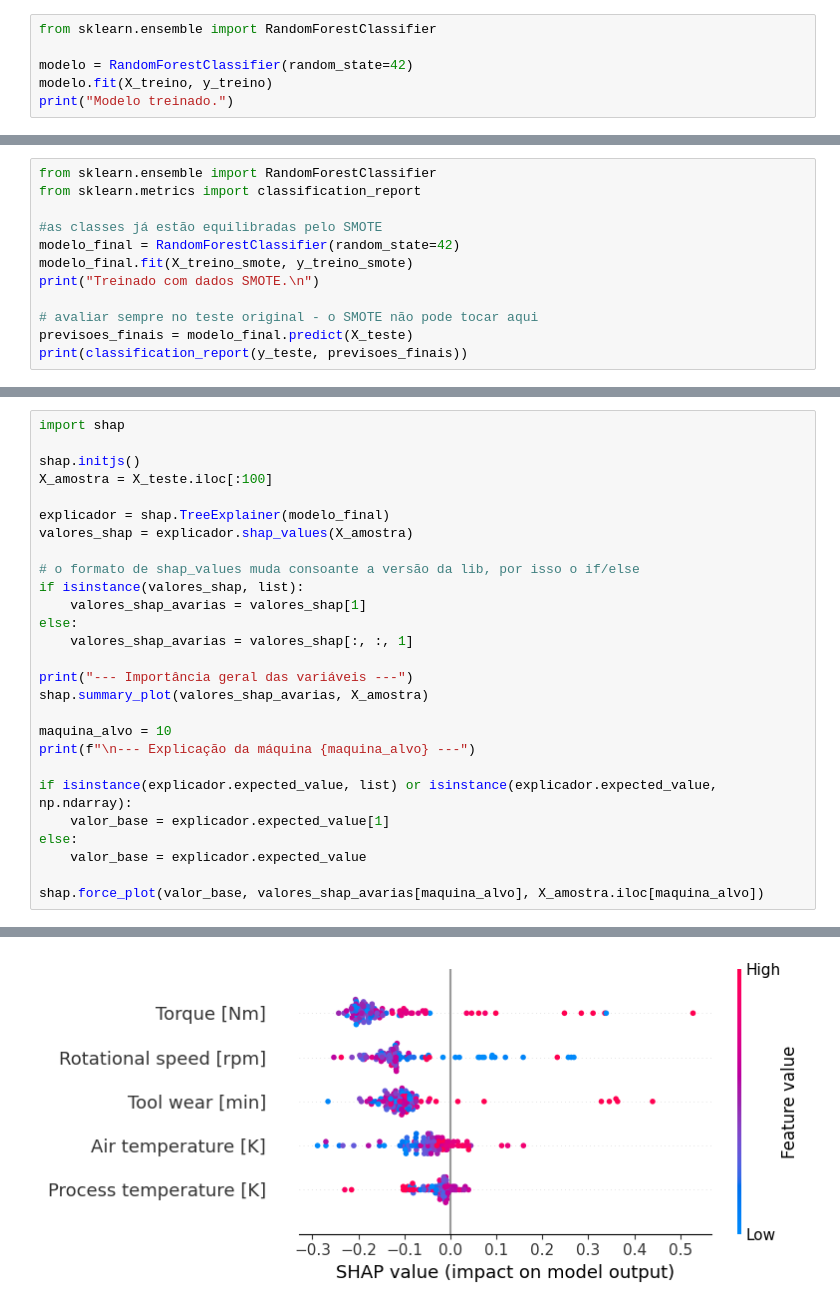
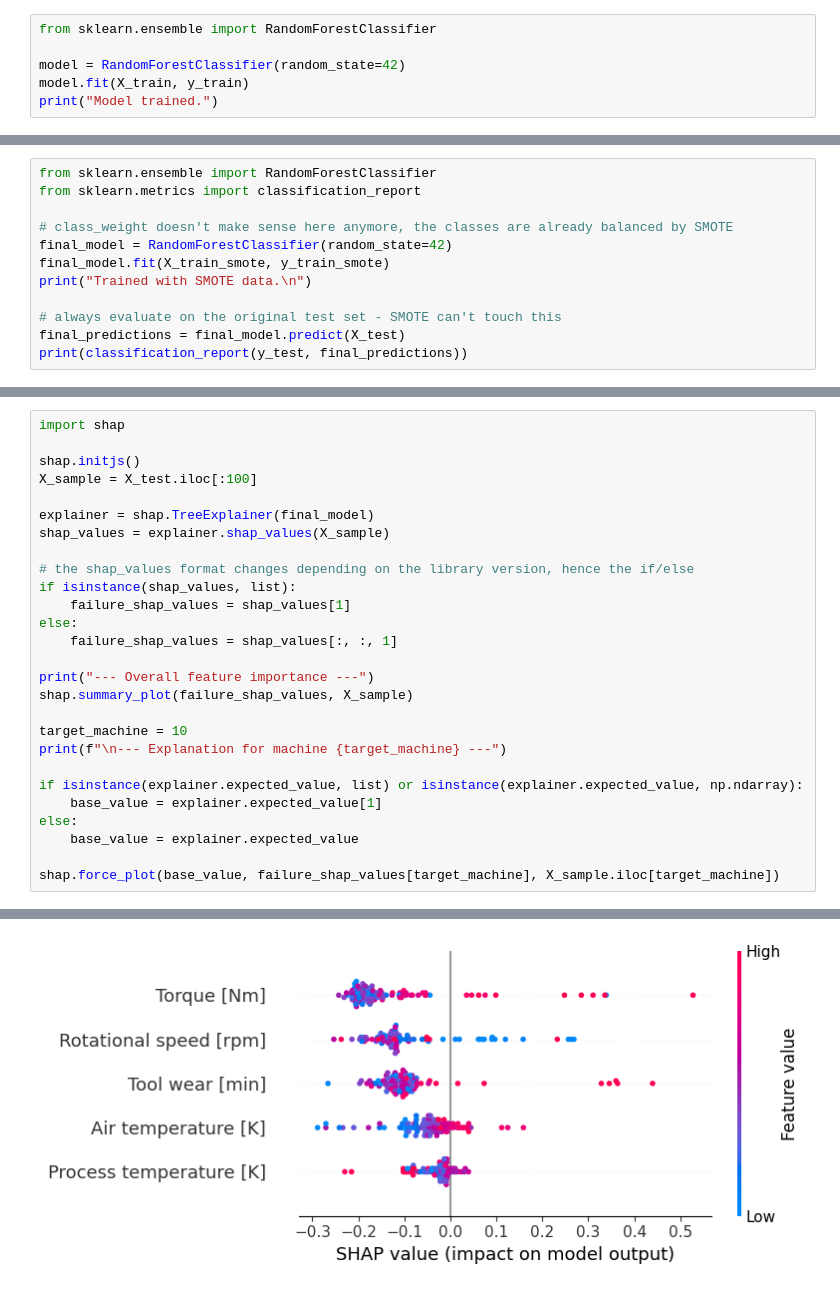
Before and after one commit to Araujita/predictive-maintenance-ml, a Jupyter notebook: notebooks/lm-projeto.ipynb, the cells around one changed output, grey strips where cells are left out. Saved outputs shown, nothing was run; the diff lists cells and outputs as text.

```diff
--- a/notebooks/lm-projeto.ipynb
+++ b/notebooks/lm-projeto.ipynb
@@ -93,7 +93,7 @@ Tamanho do teste: 2000 linhas
 # %%
 from sklearn.ensemble import RandomForestClassifier
 
-modelo = RandomForestClassifier(random_state=42)
-modelo.fit(X_treino, y_treino)
-print("Modelo treinado.")
+model = RandomForestClassifier(random_state=42)
+model.fit(X_train, y_train)
+print("Model trained.")
 # %% [output]
@@ -172,12 +172,12 @@ Name: count, dtype: int64
 from sklearn.ensemble import RandomForestClassifier
 from sklearn.metrics import classification_report
 
-#as classes já estão equilibradas pelo SMOTE
-modelo_final = RandomForestClassifier(random_state=42)
-modelo_final.fit(X_treino_smote, y_treino_smote)
-print("Treinado com dados SMOTE.\n")
+# class_weight doesn't make sense here anymore, the classes are already balanced by SMOTE
+final_model = RandomForestClassifier(random_state=42)
+final_model.fit(X_train_smote, y_train_smote)
+print("Trained with SMOTE data.\n")
 
-# avaliar sempre no teste original - o SMOTE não pode tocar aqui
-previsoes_finais = modelo_final.predict(X_teste)
-print(classification_report(y_teste, previsoes_finais))
+# always evaluate on the original test set - SMOTE can't touch this
+final_predictions = final_model.predict(X_test)
+print(classification_report(y_test, final_predictions))
 # %% [output]
@@ -254,28 +254,28 @@ Resultado financeiro: 482500 Euros
 import shap
 
 shap.initjs()
-X_amostra = X_teste.iloc[:100]
+X_sample = X_test.iloc[:100]
 
-explicador = shap.TreeExplainer(modelo_final)
-valores_shap = explicador.shap_values(X_amostra)
+explainer = shap.TreeExplainer(final_model)
+shap_values = explainer.shap_values(X_sample)
 
-# o formato de shap_values muda consoante a versão da lib, por isso o if/else
-if isinstance(valores_shap, list):
-    valores_shap_avarias = valores_shap[1]
+# the shap_values format changes depending on the library version, hence the if/else
+if isinstance(shap_values, list):
+    failure_shap_values = shap_values[1]
 else:
-    valores_shap_avarias = valores_shap[:, :, 1]
+    failure_shap_values = shap_values[:, :, 1]
 
-print("--- Importância geral das variáveis ---")
-shap.summary_plot(valores_shap_avarias, X_amostra)
+print("--- Overall feature importance ---")
+shap.summary_plot(failure_shap_values, X_sample)
 
-maquina_alvo = 10
-print(f"\n--- Explicação da máquina {maquina_alvo} ---")
+target_machine = 10
+print(f"\n--- Explanation for machine {target_machine} ---")
 
-if isinstance(explicador.expected_value, list) or isinstance(explicador.expected_value, np.ndarray):
-    valor_base = explicador.expected_value[1]
+if isinstance(explainer.expected_value, list) or isinstance(explainer.expected_value, np.ndarray):
+    base_value = explainer.expected_value[1]
 else:
-    valor_base = explicador.expected_value
+    base_value = explainer.expected_value
 
-shap.force_plot(valor_base, valores_shap_avarias[maquina_alvo], X_amostra.iloc[maquina_alvo])
+shap.force_plot(base_value, failure_shap_values[target_machine], X_sample.iloc[target_machine])
 # %% [output]
 [interactive output not drawn]
@@ -283 +283 @@ shap.force_plot(valor_base, valores_shap_avarias[maquina_alvo], X_amostra.iloc[m
-[figure, old version]
+[figure, new version]
```
Also changed, not shown: parts of 30 cells of this notebook, 4 other files.
